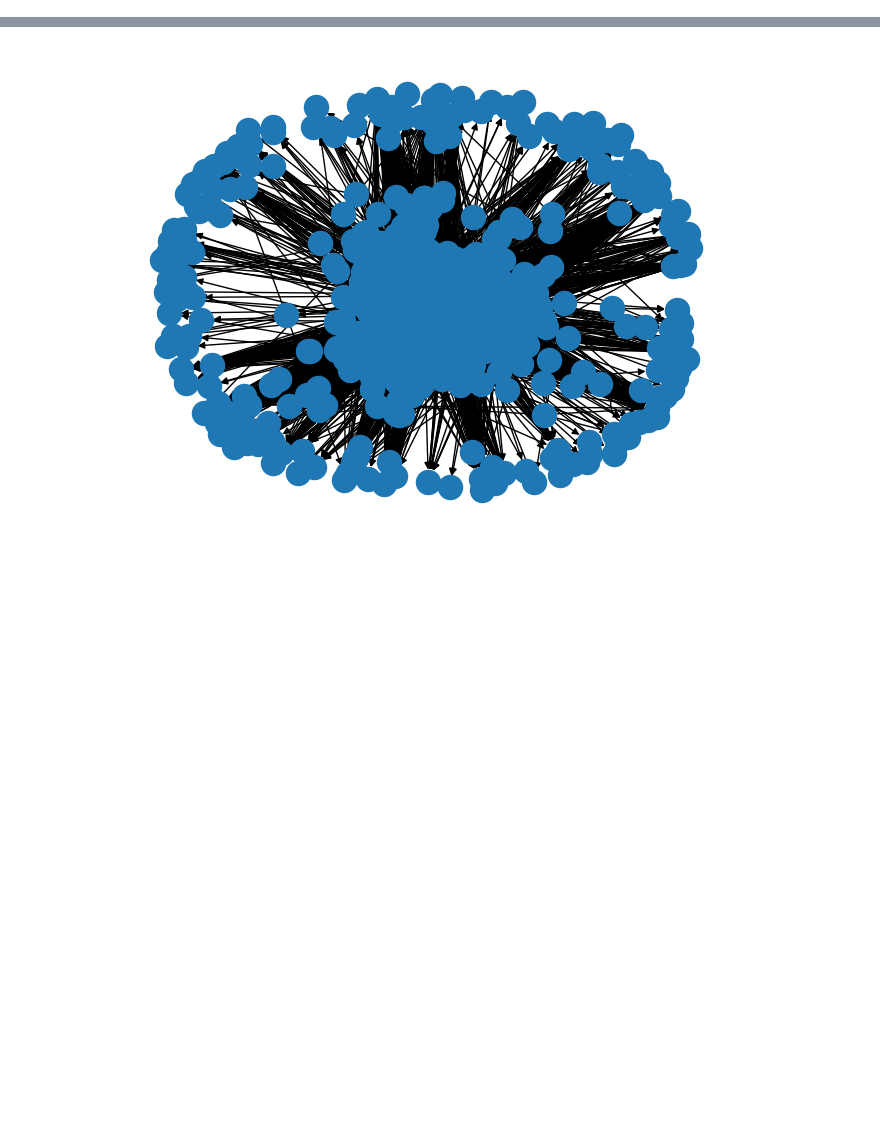
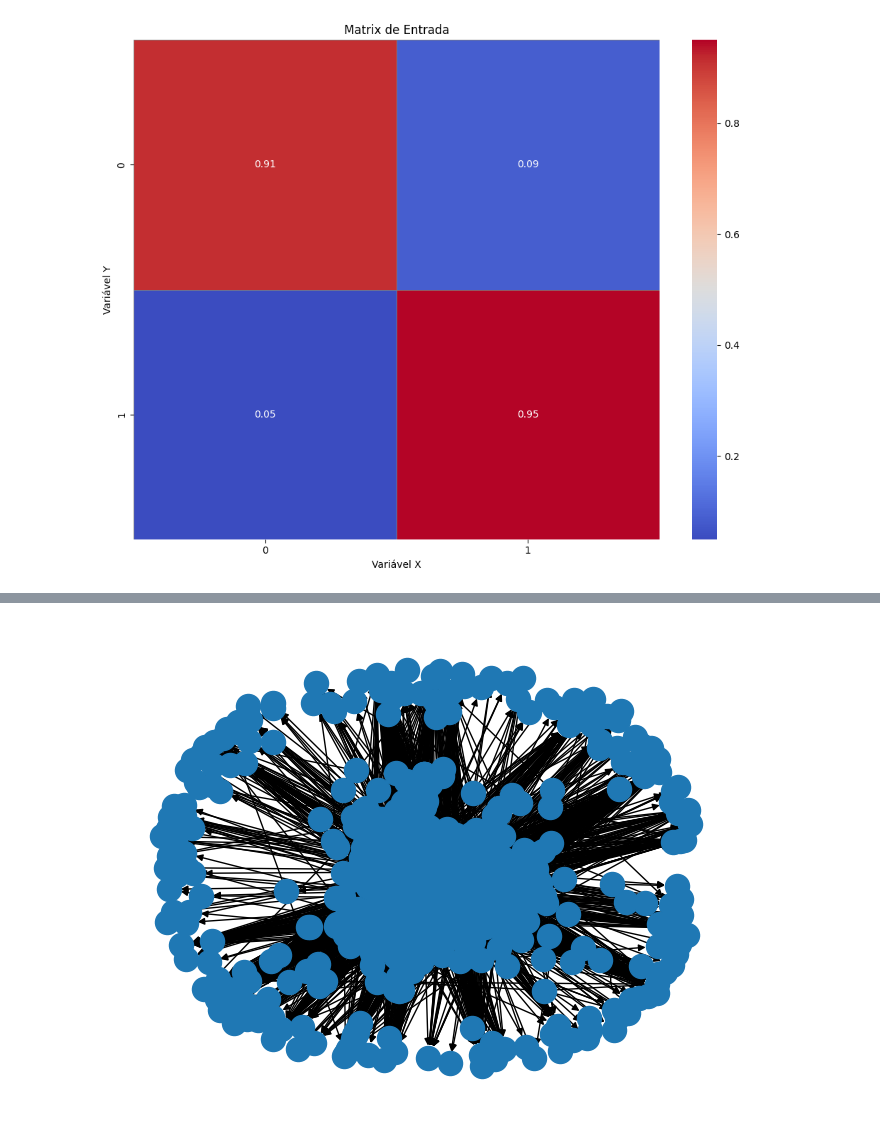
Before and after one commit to intcarlosmiguel/STCM, a Jupyter notebook: main.ipynb, the cells around one changed output, grey strips where cells are left out. Saved outputs shown, nothing was run; the diff lists cells and outputs as text; code cells hidden in the pictures; blank space fills up the shorter version.

```diff
--- a/main.ipynb
+++ b/main.ipynb
@@ -129,4 +10,7 @@ def histogram(x):
 file_path = './polblogs/polblogs.gml'
 G = load_gml(file_path)
 G = apagar_nos_com_grau_zero(G)
+# %%
+df_in = contar_ligacoes_in_por_categoria(G)
+categorias = np.array([G.nodes[i]['weight'] for i in G.nodes])
 # %%
@@ -203,3 +87,27 @@ plt.show()
+# %%
+plt.figure(figsize=(10, 8))
+Matrix = generate_distribution_byfaixas(df_in,categorias)
+heatmap = sns.heatmap(Matrix,
+                      annot=True,          # Adiciona os valores em cada célula
+                      fmt=".2f",           # Formato dos números exibidos
+                      cmap="coolwarm",      # Paleta de cores que vai do azul ao vermelho
+                      #cbar_kws={'label': 'Escala de valores'},  # Legenda da barra de cores
+                      linewidths=0.5,       # Largura das linhas entre as células
+                      linecolor='gray')     # Cor das linhas
+
+# Título e rótulos
+plt.xlabel("Variável X")
+plt.ylabel("Variável Y")
+
+# Ajustes finais
+# É mais provável dado um espectro político citar o outro espectro do que o outro espectro citar você.
+plt.title("Matrix de Entrada")
+plt.tight_layout()
+#np.savetxt('./input/multi_probability.txt',Matrix,fmt = '%f')
+# Exibir o gráfico
+plt.show()
+# %% [output]
+[figure, added]
 # %%
 gin,gout = calcular_graus_por_categoria(G,0)
 arr,hist = histogram(gin[gin > 0])
```
Also changed, not shown: parts of 13 cells of this notebook, 1 other file.
